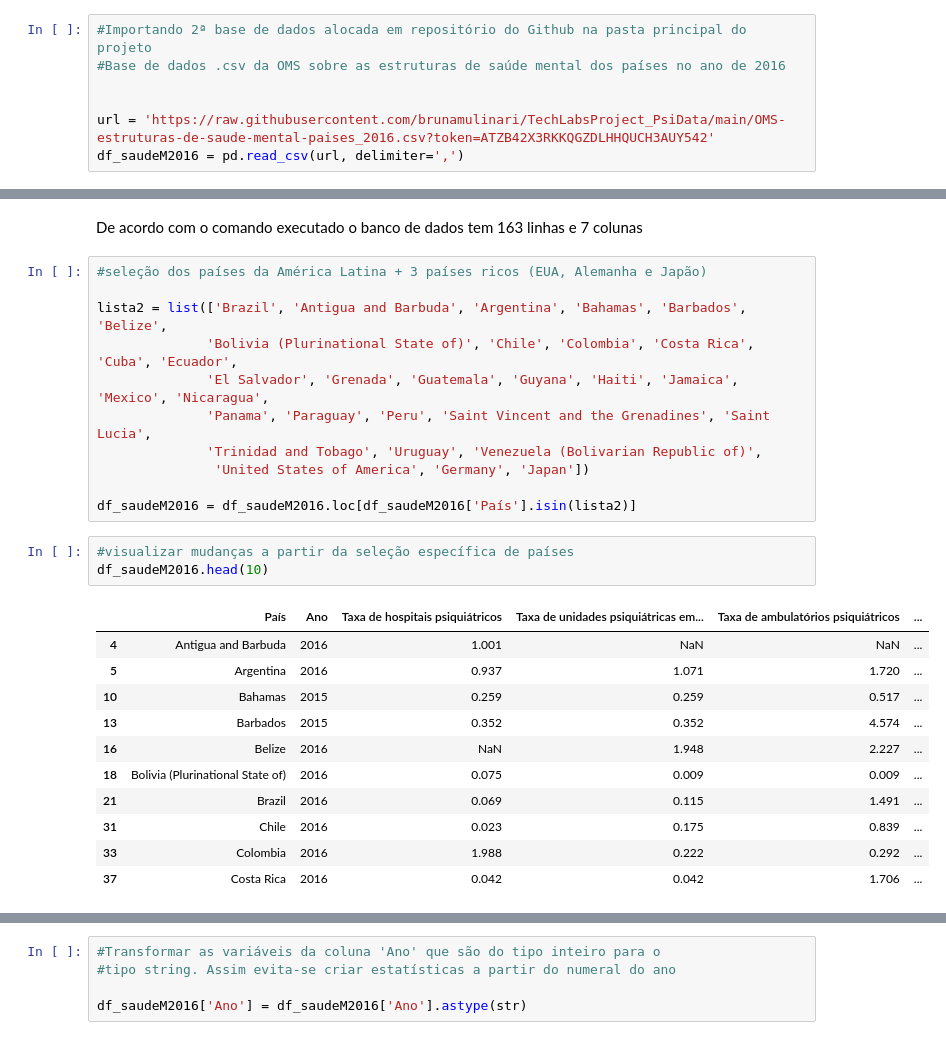
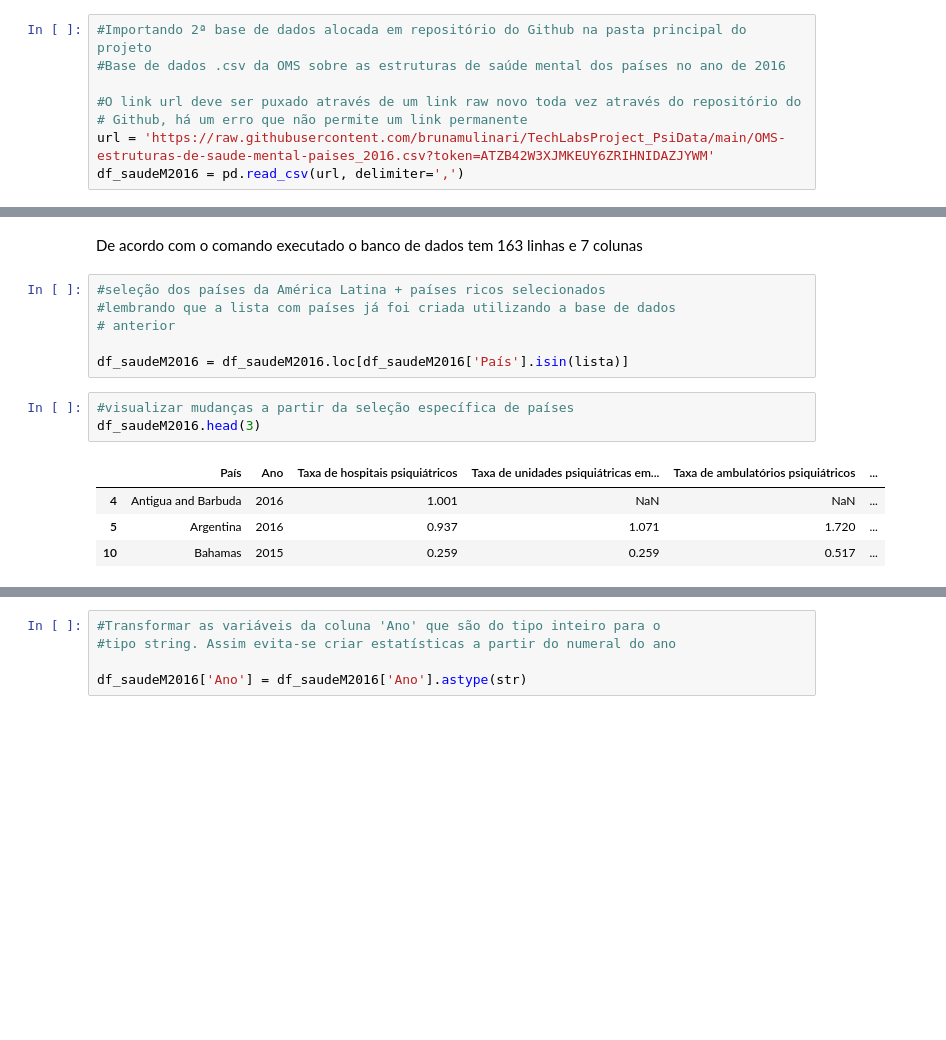
Before and after one commit to brunamulinari/TechLabsProject_PsiData, a Jupyter notebook: suicidios_saudemental_OMS.ipynb, the cells around one changed output, grey strips where cells are left out. Cells and saved outputs as stored; diff of their text form; blank space fills up the shorter version.

```diff
--- a/suicidios_saudemental_OMS.ipynb
+++ b/suicidios_saudemental_OMS.ipynb
@@ -192,8 +1064,9 @@ Iniciando 2ª base de dados - dados da OMS sobre estrutura de atendimento para s
 #Importando 2ª base de dados alocada em repositório do Github na pasta principal do projeto
 #Base de dados .csv da OMS sobre as estruturas de saúde mental dos países no ano de 2016
 
-
-url = 'https://raw.githubusercontent.com/brunamulinari/TechLabsProject_PsiData/main/OMS-estruturas-de-saude-mental-paises_2016.csv?token=ATZB42X3RKKQGZDLHHQUCH3AUY542'
+#O link url deve ser puxado através de um link raw novo toda vez através do repositório do
+# Github, há um erro que não permite um link permanente
+url = 'https://raw.githubusercontent.com/brunamulinari/TechLabsProject_PsiData/main/OMS-estruturas-de-saude-mental-paises_2016.csv?token=ATZB42W3XJMKEUY6ZRIHNIDAZJYWM'
 df_saudeM2016 = pd.read_csv(url, delimiter=',')
 # %%
 #Exibindo as 5 primeiras linhas
@@ -234,32 +1107,20 @@ df_saudeM2016.shape
 (163, 7)
 # %% [markdown]
 De acordo com o comando executado o banco de dados tem 163 linhas e 7 colunas
-# %%
-#seleção dos países da América Latina + 3 países ricos (EUA, Alemanha e Japão)
-
-lista2 = list(['Brazil', 'Antigua and Barbuda', 'Argentina', 'Bahamas', 'Barbados', 'Belize',
-              'Bolivia (Plurinational State of)', 'Chile', 'Colombia', 'Costa Rica', 'Cuba', 'Ecuador',
-              'El Salvador', 'Grenada', 'Guatemala', 'Guyana', 'Haiti', 'Jamaica', 'Mexico', 'Nicaragua',
-              'Panama', 'Paraguay', 'Peru', 'Saint Vincent and the Grenadines', 'Saint Lucia',
-              'Trinidad and Tobago', 'Uruguay', 'Venezuela (Bolivarian Republic of)',
-               'United States of America', 'Germany', 'Japan'])
-
-df_saudeM2016 = df_saudeM2016.loc[df_saudeM2016['País'].isin(lista2)]
+# %%
+#seleção dos países da América Latina + países ricos selecionados
+#lembrando que a lista com países já foi criada utilizando a base de dados
+# anterior
+
+df_saudeM2016 = df_saudeM2016.loc[df_saudeM2016['País'].isin(lista)]
 # %%
 #visualizar mudanças a partir da seleção específica de países
-df_saudeM2016.head(10)
+df_saudeM2016.head(3)
 # %% [output]
 |  | País | Ano | Taxa de hospitais psiquiátricos | Taxa de unidades psiquiátricas em... | Taxa de ambulatórios psiquiátricos | ... |
 | 4 | Antigua and Barbuda | 2016 | 1.001 | NaN | NaN | ... |
 | 5 | Argentina | 2016 | 0.937 | 1.071 | 1.720 | ... |
 | 10 | Bahamas | 2015 | 0.259 | 0.259 | 0.517 | ... |
-| 13 | Barbados | 2015 | 0.352 | 0.352 | 4.574 | ... |
-| 16 | Belize | 2016 | NaN | 1.948 | 2.227 | ... |
-| 18 | Bolivia (Plurinational State of) | 2016 | 0.075 | 0.009 | 0.009 | ... |
-| 21 | Brazil | 2016 | 0.069 | 0.115 | 1.491 | ... |
-| 31 | Chile | 2016 | 0.023 | 0.175 | 0.839 | ... |
-| 33 | Colombia | 2016 | 1.988 | 0.222 | 0.292 | ... |
-| 37 | Costa Rica | 2016 | 0.042 | 0.042 | 1.706 | ... |
 # %%
 # Visualizando mudanças no tamanho total do banco
 df_saudeM2016.shape
```
Also changed, not shown: parts of 159 cells of this notebook.
